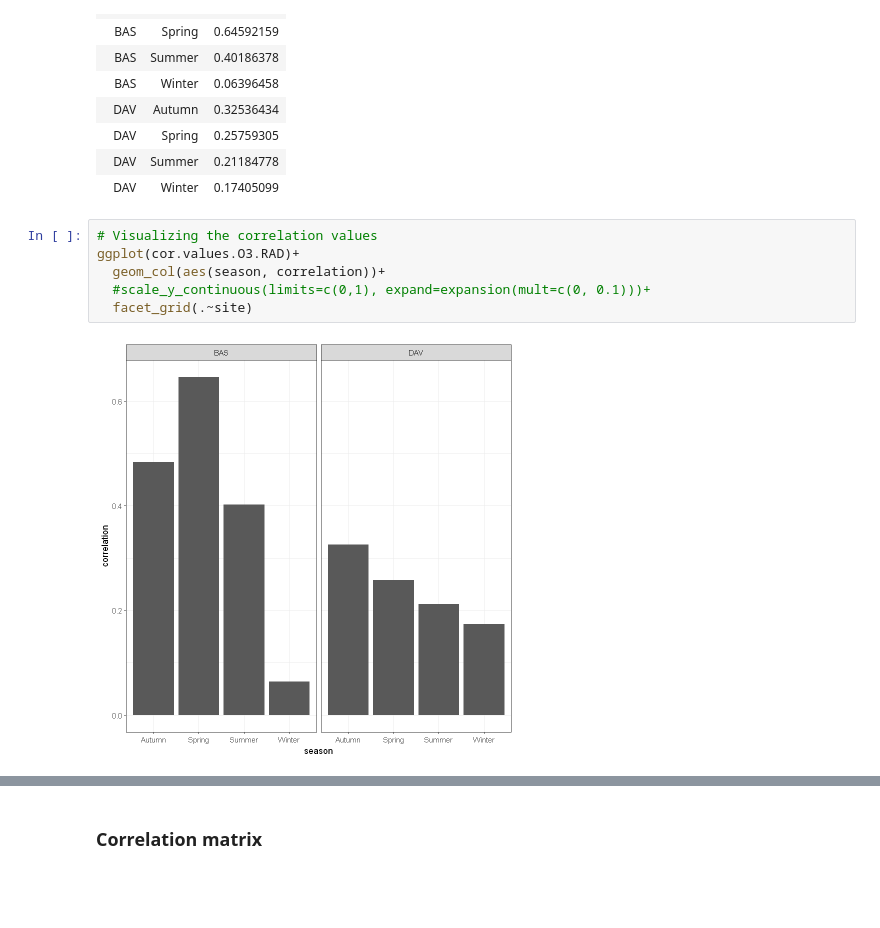
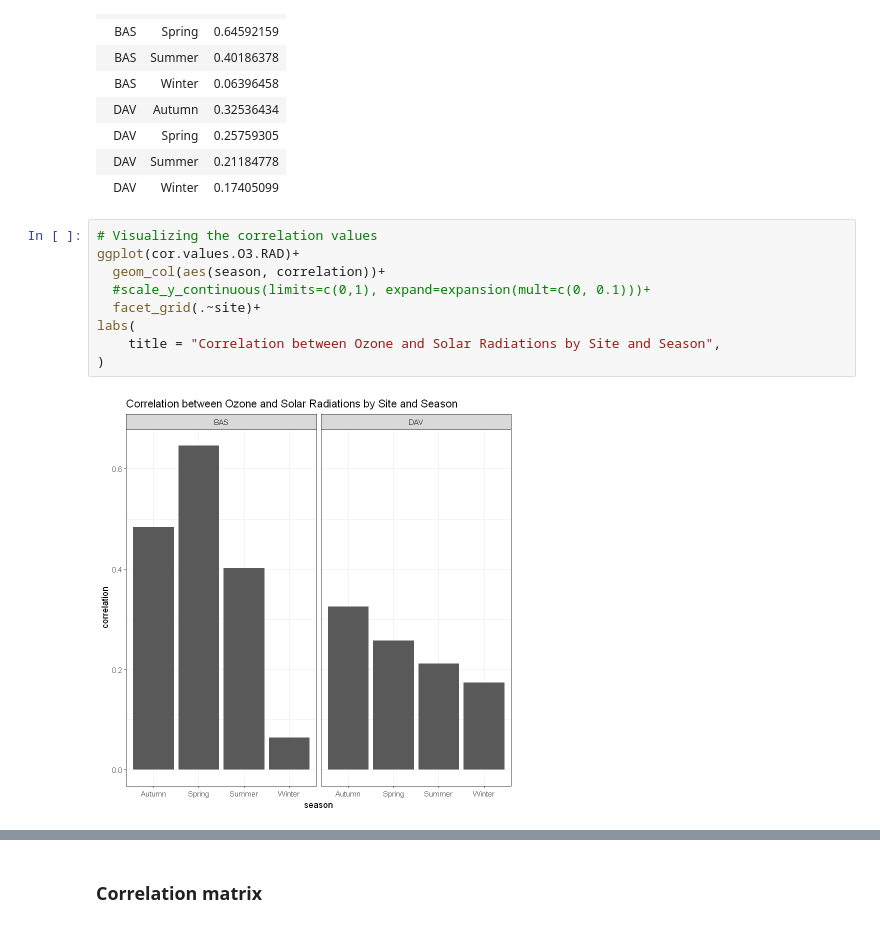
Before and after one commit to matheogodenzi/Air_pollution, a Jupyter notebook: Correlations.ipynb, the cells around one changed output, grey strips where cells are left out. Drawn from its saved outputs; the diff is of its cells as text; blank space fills up the shorter version.

```diff
--- a/Correlations.ipynb
+++ b/Correlations.ipynb
@@ -130,8 +161,11 @@ A tibble: 8 × 3
 # %%
 # Visualizing the correlation values
 ggplot(cor.values.O3.RAD)+
   geom_col(aes(season, correlation))+
   #scale_y_continuous(limits=c(0,1), expand=expansion(mult=c(0, 0.1)))+
-  facet_grid(.~site)
+  facet_grid(.~site)+
+labs(
+    title = "Correlation between Ozone and Solar Radiations by Site and Season",
+)
 # %% [output]
-[figure, old version]
+[figure, new version]
```
Also changed, not shown: parts of 28 cells of this notebook, 6 other files.
